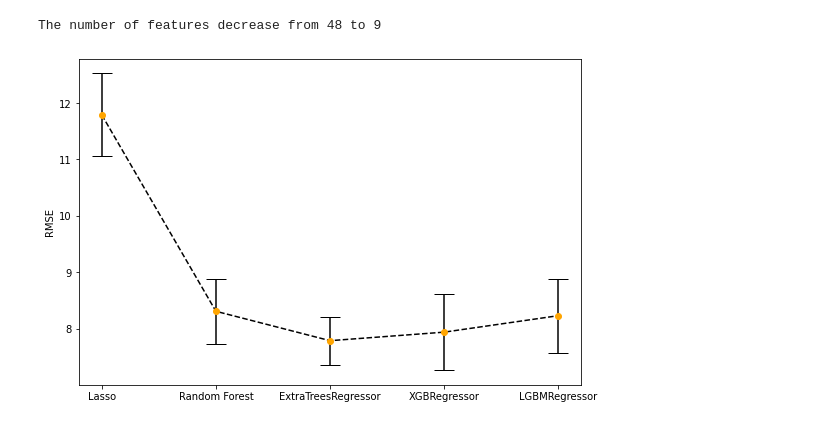
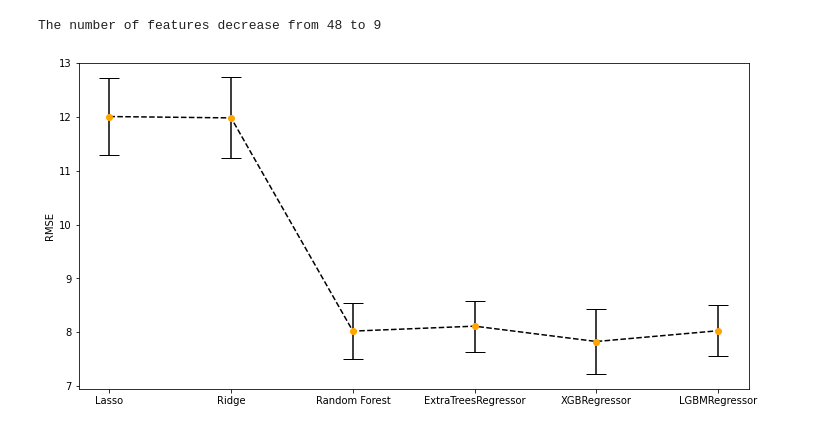
Before and after one commit to SiweiMa/concrete-strength-prediction, a Jupyter notebook: notebooks/concrete_strength_prediction.ipynb, the cells around one changed output. Cells and saved outputs as stored; diff of their text form; code cells hidden in the pictures.

```diff
--- a/notebooks/concrete_strength_prediction.ipynb
+++ b/notebooks/concrete_strength_prediction.ipynb
@@ -36,6 +36,7 @@ X_train, X_test, y_train, y_test = train_test_split(X, y, random_state=0)
 # prepare algorithms
 algorithms = []
 algorithms.append(Lasso())
+algorithms.append(Ridge())
 algorithms.append(RandomForestRegressor())
 algorithms.append(ExtraTreesRegressor())
 algorithms.append(XGBRegressor(booster='gbtree', n_jobs=-1, objective='reg:squarederror'))
@@ -45,6 +46,10 @@ algorithms.append(LGBMRegressor(boosting_type='gbdt', n_jobs=-1))
 hyperparameters = []
 
 hyperparameters_lasso = {
+                        'regressor__alpha': np.linspace(0.1, 1, 10), # strength of regulation, when alpha = 0, lasso degrade to regular linear regression
+                        'regressor__max_iter': [1000, 10000, 100000], # iteration to find the minimum point
+                        }
+hyperparameters_ridge = {
                         'regressor__alpha': np.linspace(0.1, 1, 10), # strength of regulation, when alpha = 0, lasso degrade to regular linear regression
                         'regressor__max_iter': [1000, 10000, 100000], # iteration to find the minimum point
                         }
@@ -71,6 +76,7 @@ hyperparameters_lgbm = {
                       }
 
 hyperparameters.append(hyperparameters_lasso)
+hyperparameters.append(hyperparameters_ridge)
 hyperparameters.append(hyperparameters_rf)
 hyperparameters.append(hyperparameters_etr)
 hyperparameters.append(hyperparameters_xgb)
@@ -111,7 +117,7 @@ def compare_models(all_models, model_names):
     models_mean_test_score_index = [np.argmin(np.absolute(all_models[i].cv_results_['mean_test_score'])) for i in range(length)]
     models_std_test_score = [all_models[i].cv_results_['std_test_score'][models_mean_test_score_index[i]] for i in range(length)]
 
-    fig, ax = plt.subplots(1, figsize=(9,6))
+    fig, ax = plt.subplots(1, figsize=(12,6))
     ax.errorbar(range(length), models_mean_test_score, yerr=models_std_test_score,
                 linestyle='--', c='black',
                 marker='o', markerfacecolor='orange', markeredgecolor='orange',
@@ -129,5 +135,5 @@ compare_models(all_models, ['Lasso', 'Random Forest', 'ExtraTreesRegressor', 'XG
 # %%
-best_model = all_models[2].best_estimator_
+best_model = all_models[3].best_estimator_
 # %% [markdown]
 # 3. Compare predicted target with true target
 # %%
@@ -220,5 +226,5 @@ compare_models(all_models_multicollinear_sel, ['Lasso', 'Random Forest', 'ExtraT
 # %%
-best_model_multicollinear_sel = all_models_multicollinear_sel[2].best_estimator_
+best_model_multicollinear_sel = all_models_multicollinear_sel[3].best_estimator_
 # %% [markdown]
 # 6. Redo prediction for data with selected features
 # %%
@@ -280,7 +286,7 @@ The number of features decrease from 48 to 9
 all_models_final_sel = rand_cv(algorithms, hyperparameters, X_train_sel_final, y_train)
 # %%
 compare_models(all_models_final_sel,
-               ['Lasso', 'Random Forest', 'ExtraTreesRegressor', 'XGBRegressor', 'LGBMRegressor'])
+               ['Lasso', 'Ridge', 'Random Forest', 'ExtraTreesRegressor', 'XGBRegressor', 'LGBMRegressor'])
 # %% [output]
-[figure, old version]
+[figure, new version]
 # %%
```
Also changed, not shown: parts of 15 cells of this notebook, 6 other files.
